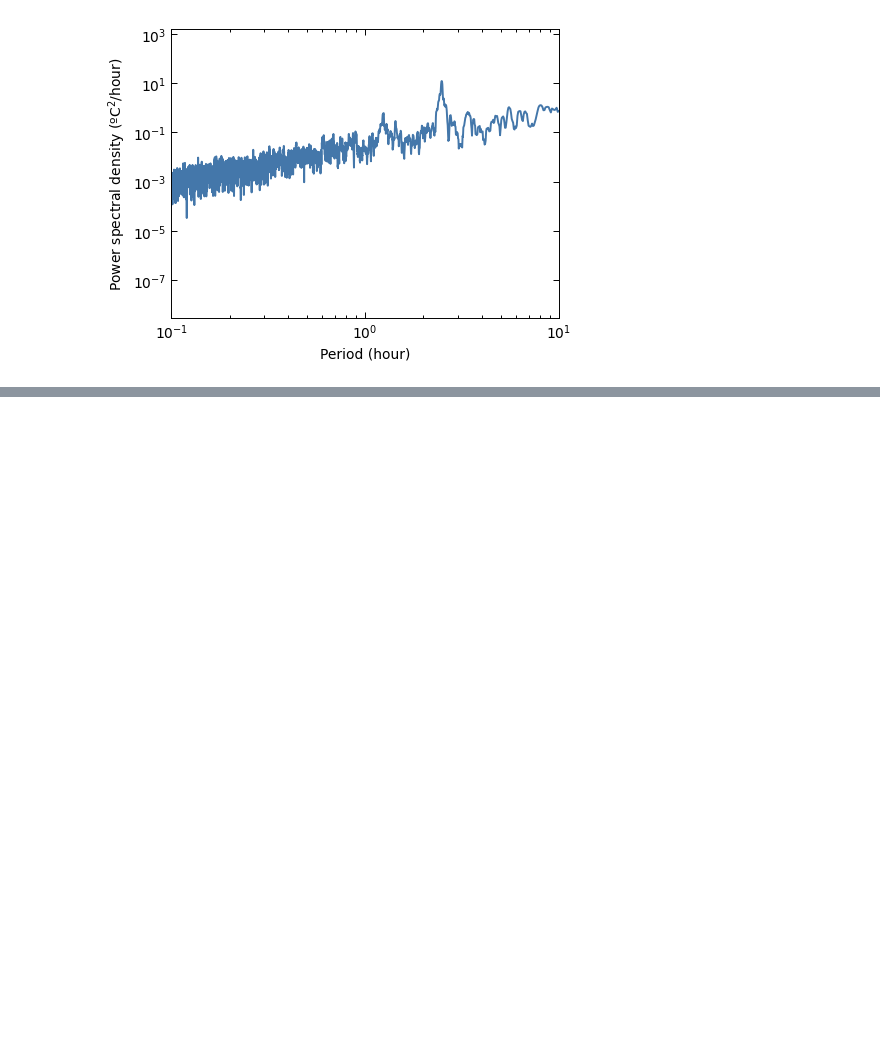
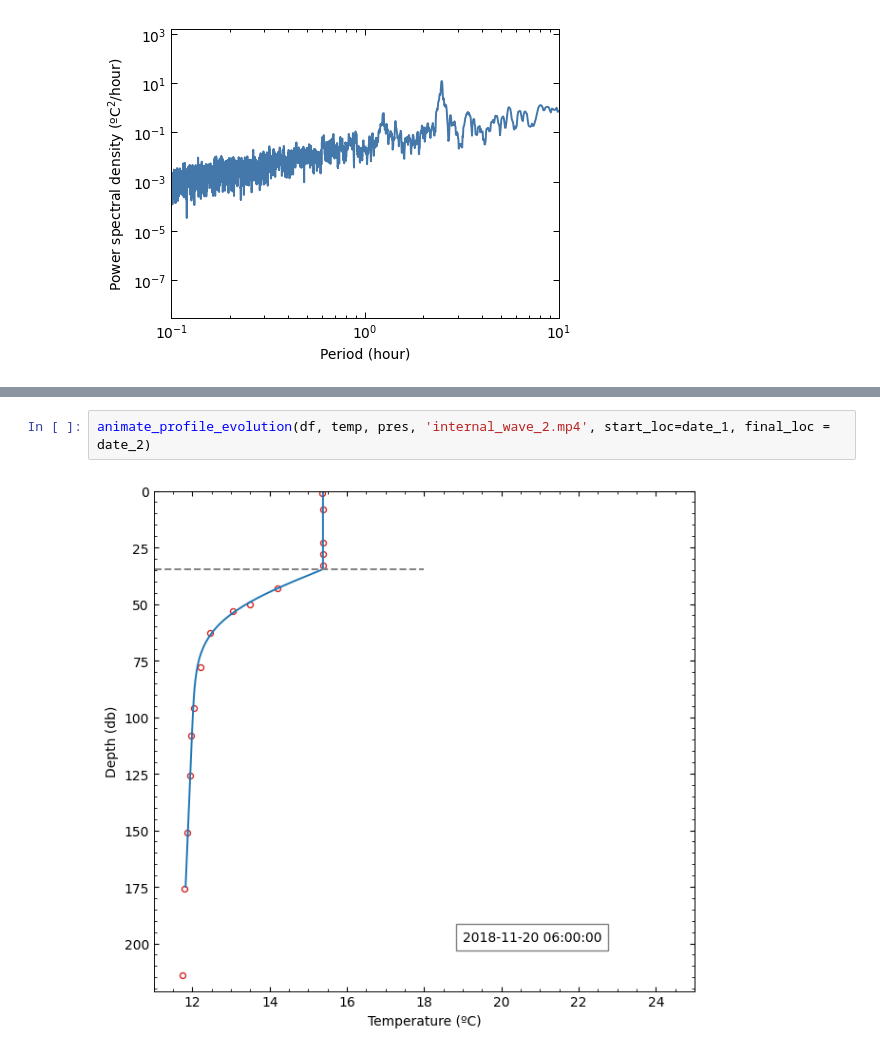
Before and after one commit to manufrn/TFG, a Jupyter notebook: notebooks/AGL_20181116_harmonic_analysis_utide.ipynb, the cells around one changed output, grey strips where cells are left out. Drawn from its saved outputs; the diff is of its cells as text; blank space fills up the shorter version.

Commit message:
Compare fit modes and first internal waves

```diff
--- a/notebooks/AGL_20181116_harmonic_analysis_utide.ipynb
+++ b/notebooks/AGL_20181116_harmonic_analysis_utide.ipynb
@@ -151,0 +190,4 @@ plot_spectrum(freqs, psd, 'hour', lims=(10**-1, 10))
+# %%
+animate_profile_evolution(df, temp, pres, 'internal_wave_2.mp4', start_loc=date_1, final_loc = date_2)
+# %% [output]
+[figure, added]
```
Also changed, not shown: parts of 6 cells of this notebook, 5 other files.
